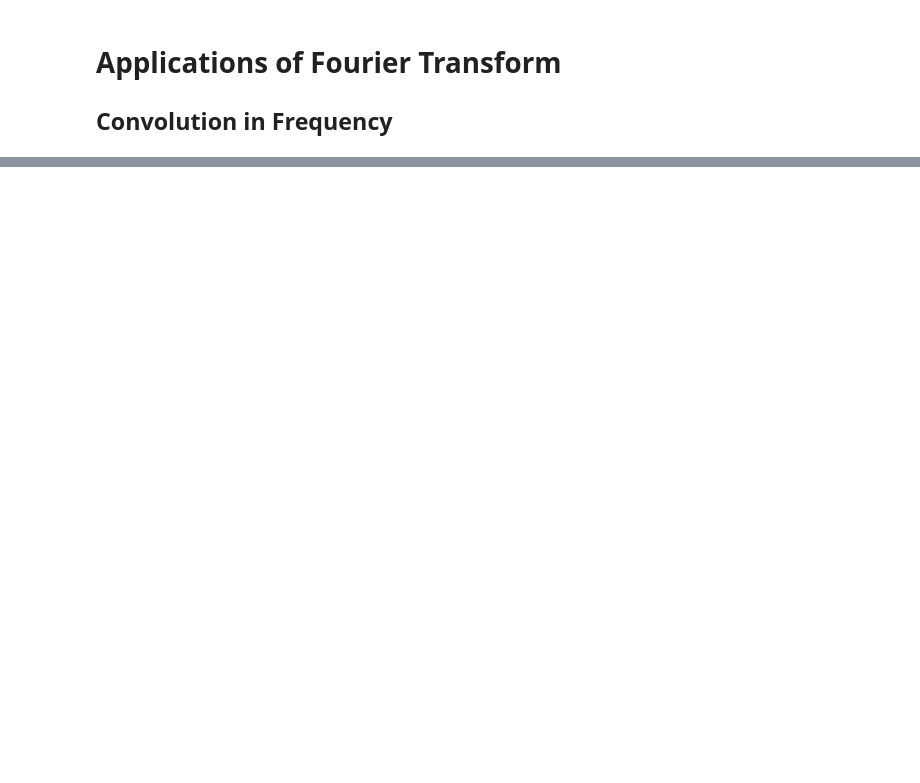
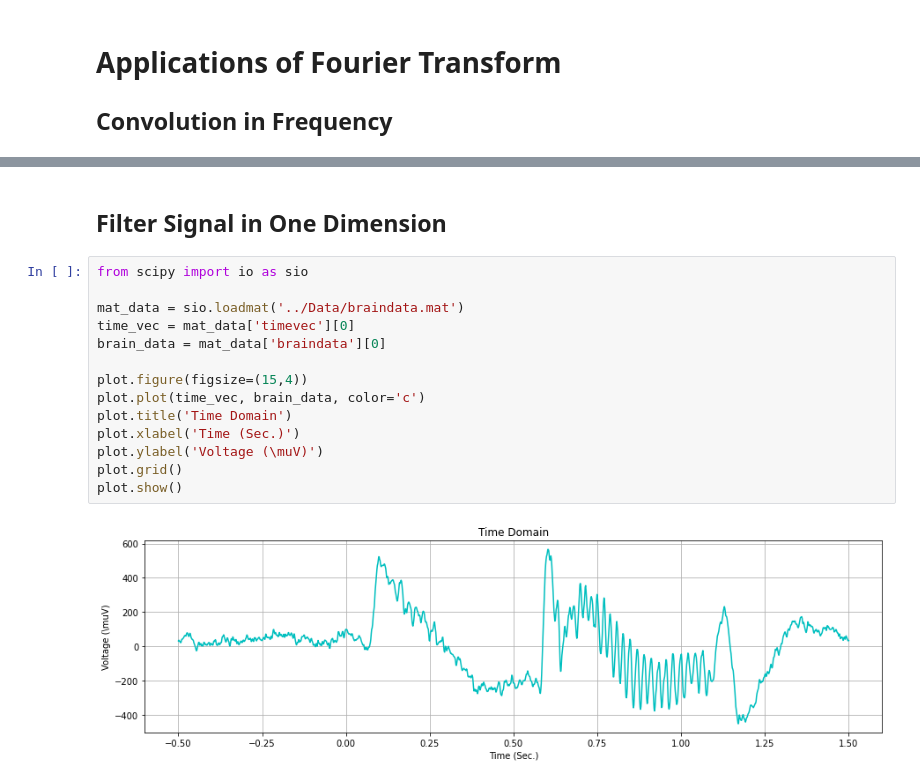
Before and after one commit to SM2A/Signals_and_Systems_Course_Projects, a Jupyter notebook: CA2/Source/4 - Applications of Fourier Transform.ipynb, the cells around one changed output, grey strips where cells are left out. Drawn from its saved outputs; the diff is of its cells as text; blank space fills up the shorter version.

```diff
--- a/CA2/Source/4 - Applications of Fourier Transform.ipynb
+++ b/CA2/Source/4 - Applications of Fourier Transform.ipynb
@@ -44,0 +46,18 @@ plot.show()
+# %% [markdown]
+## Filter Signal in One Dimension
+# %%
+from scipy import io as sio
+
+mat_data = sio.loadmat('../Data/braindata.mat')
+time_vec = mat_data['timevec'][0]
+brain_data = mat_data['braindata'][0]
+
+plot.figure(figsize=(15,4))
+plot.plot(time_vec, brain_data, color='c')
+plot.title('Time Domain')
+plot.xlabel('Time (Sec.)')
+plot.ylabel('Voltage (\muV)')
+plot.grid()
+plot.show()
+# %% [output]
+[figure, added]
```
Also changed, not shown: parts of 13 cells of this notebook.
